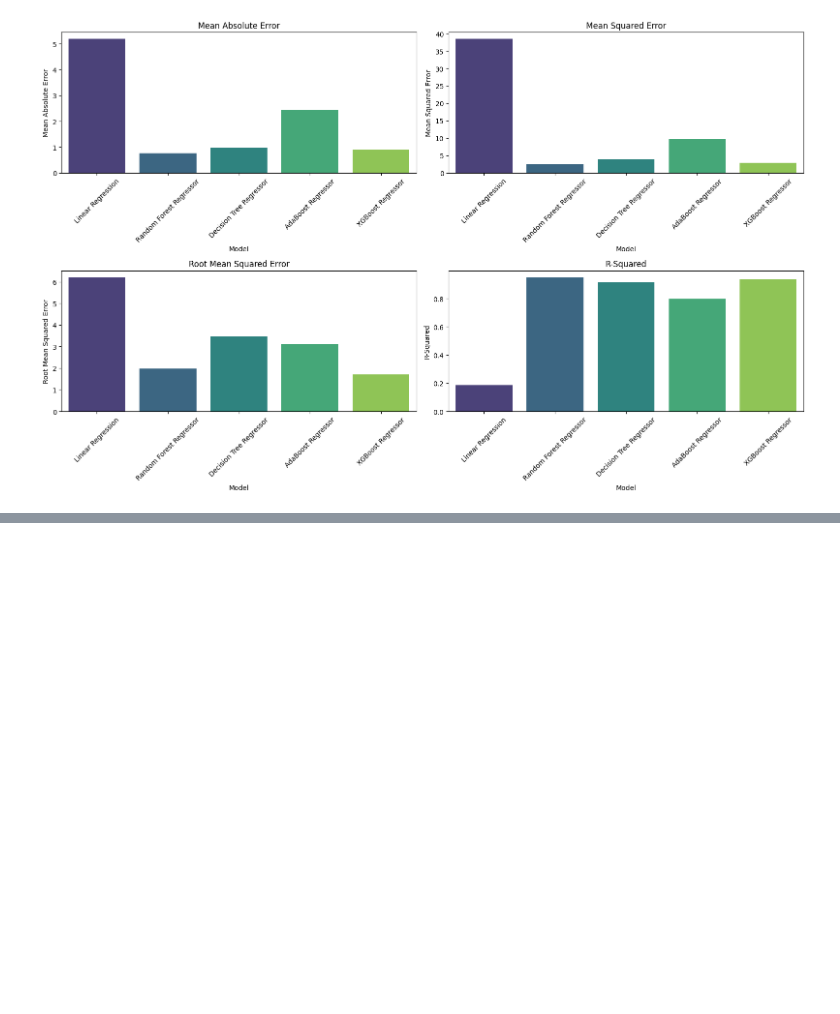
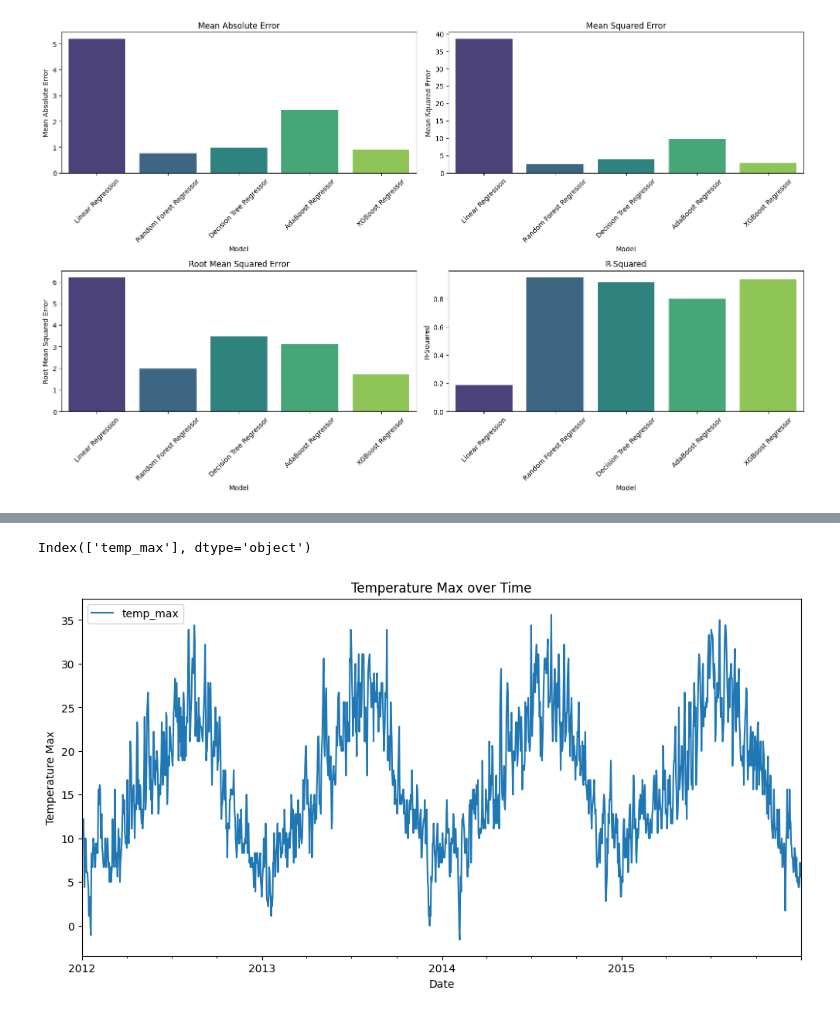
Before and after one commit to RoshiniGunasekaran/ML_Project, a Jupyter notebook: project/models/mlproject.ipynb, the cells around one changed output, grey strips where cells are left out. Cells and saved outputs as stored; diff of their text form; code cells hidden in the pictures; blank space fills up the shorter version.

```diff
--- a/project/models/mlproject.ipynb
+++ b/project/models/mlproject.ipynb
@@ -1850,0 +1878,7 @@ R-squared (R2) Score: 0.8561149468843583
+# %%
+import numpy as np
+import pandas as pd
+import matplotlib.pyplot as plt
+from statsmodels.tsa.seasonal import seasonal_decompose
+dt = pd.read_csv("D:/PROJECT/ML Project/seattle-weather (1).csv", index_col='date', parse_dates=True)
+dt.head()
@@ -1850,0 +1893,12 @@ R-squared (R2) Score: 0.8561149468843583
+# %%
+dt = dt[['temp_max']]
+print(dt.columns)
+# %% [output]
+Index(['temp_max'], dtype='object')
+# %%
+dt.plot(figsize=(12, 6), title='Temperature Max over Time')
+plt.xlabel('Date')
+plt.ylabel('Temperature Max')
+plt.show()
+# %% [output]
+[figure, added]
```
Also changed, not shown: parts of 58 cells of this notebook, 11 other files.
